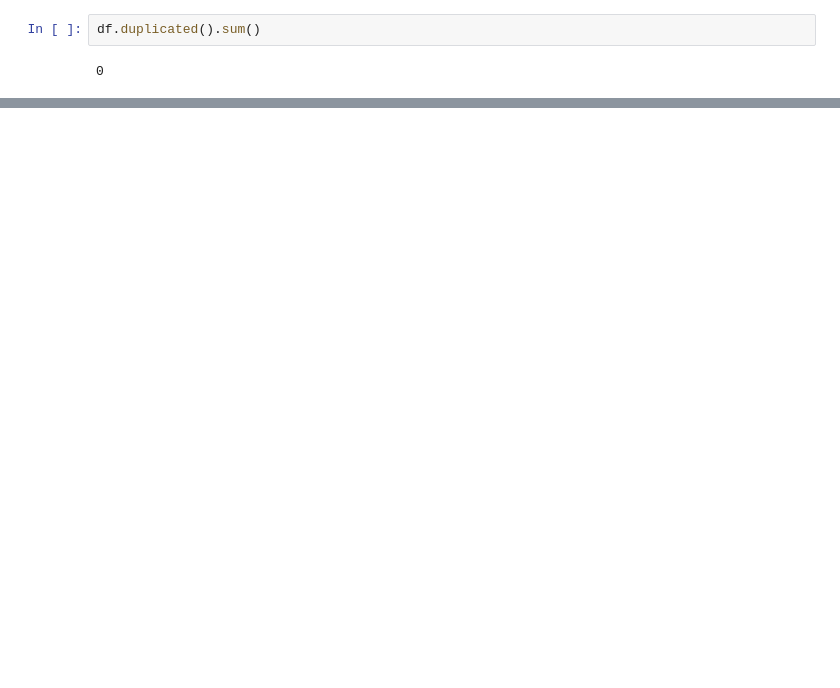
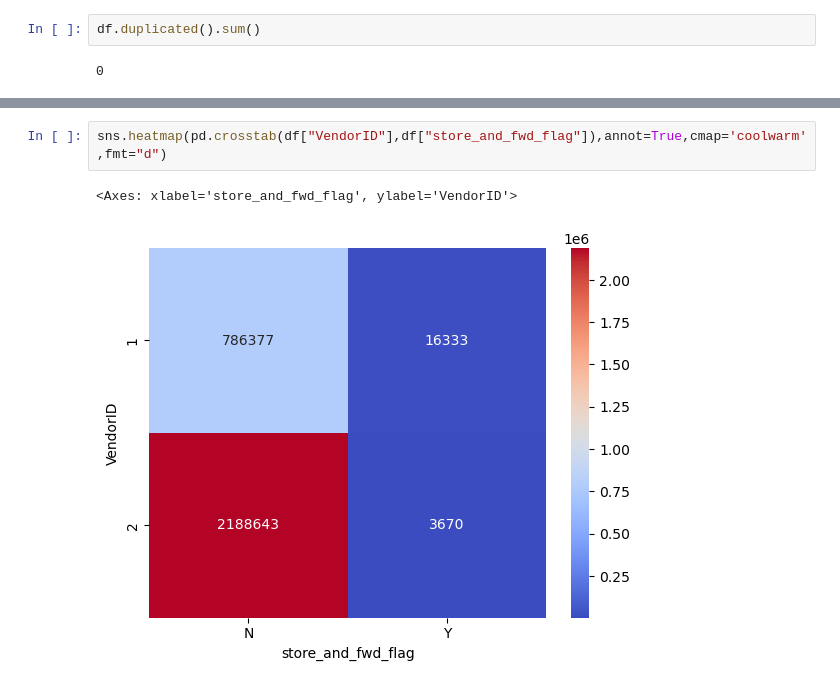
Before and after one commit to BGuragain1/Machine-Learning, a Jupyter notebook: new-york-city-taxi.ipynb, the cells around one changed output, grey strips where cells are left out. Cells and saved outputs as stored; diff of their text form; blank space fills up the shorter version.

```diff
--- a/new-york-city-taxi.ipynb
+++ b/new-york-city-taxi.ipynb
@@ -141,0 +108,5 @@ df.duplicated().sum()
+# %%
+sns.heatmap(pd.crosstab(df["VendorID"],df["store_and_fwd_flag"]),annot=True,cmap='coolwarm',fmt="d")
+# %% [output]
+<Axes: xlabel='store_and_fwd_flag', ylabel='VendorID'>
+[figure, added]
```
Also changed, not shown: parts of 78 cells of this notebook.
